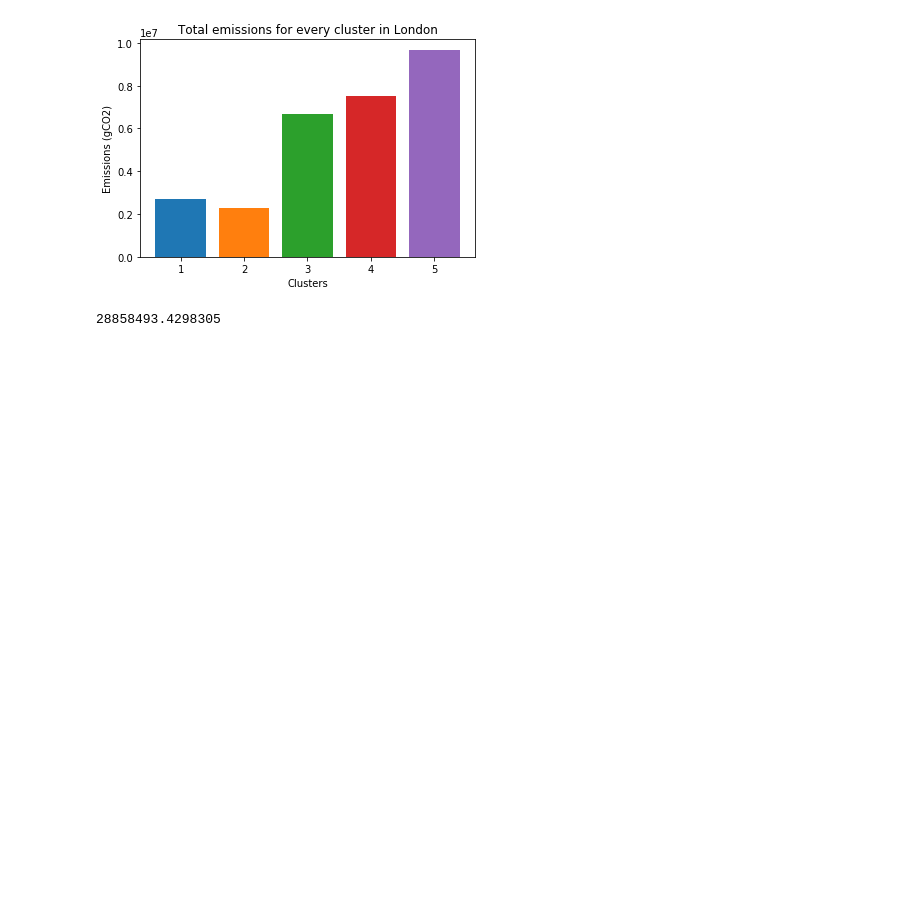
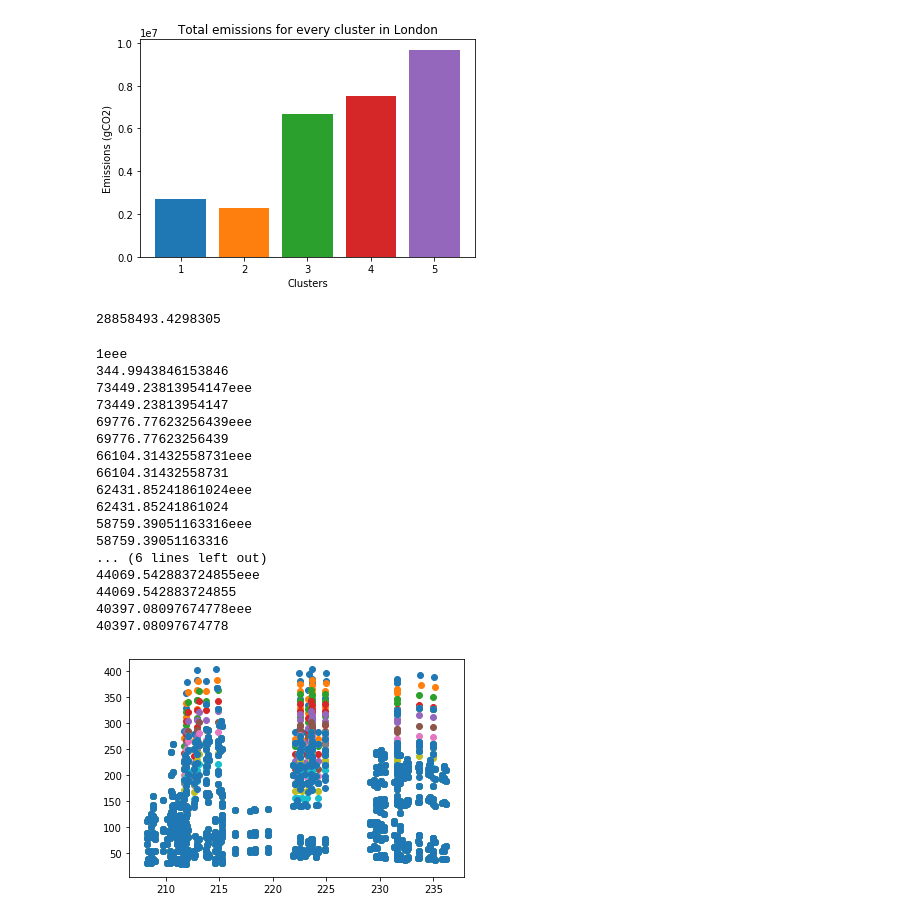
Before and after one commit to Nicolaskirsch2000/BASc-Dissertation, a Jupyter notebook: London scenario analysis .ipynb, the cells around one changed output. Saved outputs shown, nothing was run; the diff lists cells and outputs as text; code cells hidden in the pictures; blank space fills up the shorter version.

```diff
--- a/London scenario analysis .ipynb
+++ b/London scenario analysis .ipynb
@@ -83,3 +134,53 @@ total_emissions = cluster_emissions['Emissions'].sum()
 total_emissions
 # %% [output]
 28858493.4298305
+# %%
+eff = df.copy()
+
+decrease = np.arange(1, 0.45, -0.05)
+result = [None]*len(decrease)
+#print(len(decrease))
+eff["Efficiency"] = 1
+
+for i in range(len(decrease)) :
+
+    eff["Efficiency"] = eff["Efficiency"].where(
+        ((eff["hour"] != "18") & (eff["hour"] != "19") & (eff["hour"] != "20")
+        & (eff["hour"] != "21") &(eff["hour"] != "22")) | (eff["Cluster"] != 4 ) , decrease[i])
+    print(str(eff.iloc[-3,-1]) + 'eee')
+    eff["consumption_kWh1"] = eff["consumption_kWh"]*eff["Efficiency"]
+    print(eff.iloc[-3,-1])
+    eff["CO2_intensity"] = rf.predict(np.array(eff[['consumption_kWh1','day','hour']],
+                    dtype = pd.Series))
+    plt.scatter(eff['CO2_intensity'],eff["consumption_kWh1"])
+    eff["Emissions"] = eff["consumption_kWh1"]*eff["CO2_intensity"]
+
+    result[i] = eff["Emissions"].sum()
+
+plt.xlim(1, 0.5)
+plt.ylabel("CO2 Emissions (gCO2)")
+plt.xlabel("Efficiency improvement (%)")
+plt.title("Emission reduction for different efficiency improvements of the peak load in cluster 5")
+my_xticks = [0,5,10,15,20,25,30,35,40,45,50]
+plt.xticks(decrease,my_xticks)
+plt.plot(decrease,result)
+eff
+# %% [output]
+1eee
+344.9943846153846
+73449.23813954147eee
+73449.23813954147
+69776.77623256439eee
+69776.77623256439
+66104.31432558731eee
+66104.31432558731
+62431.85241861024eee
+62431.85241861024
+58759.39051163316eee
+58759.39051163316
+... (6 lines left out)
+44069.542883724855eee
+44069.542883724855
+40397.08097674778eee
+40397.08097674778
+[figure, added]
```
Also changed, not shown: parts of 18 cells of this notebook, 3 other files.
